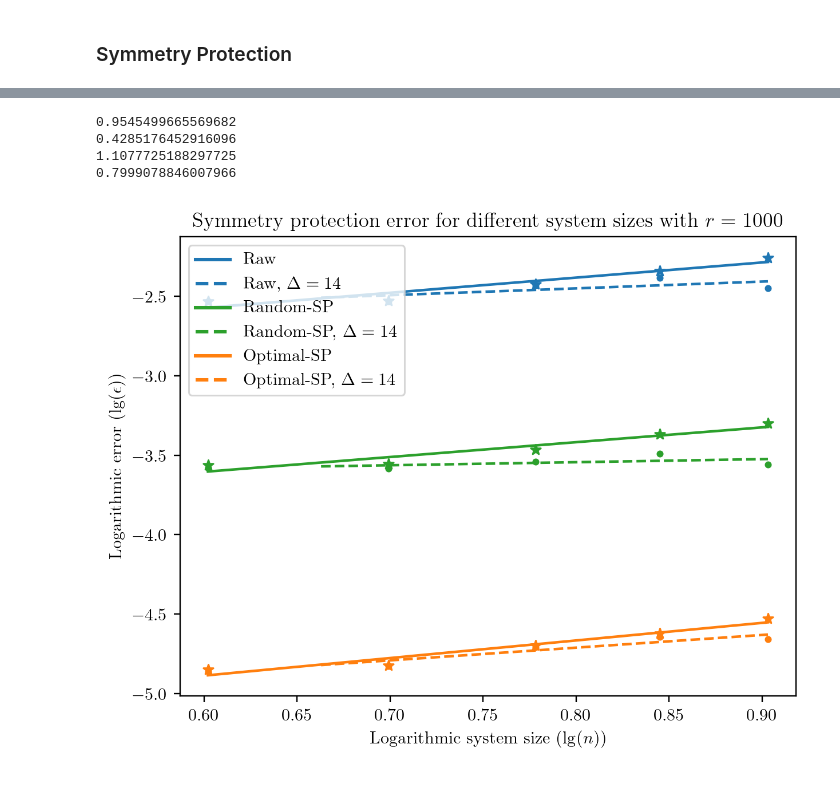
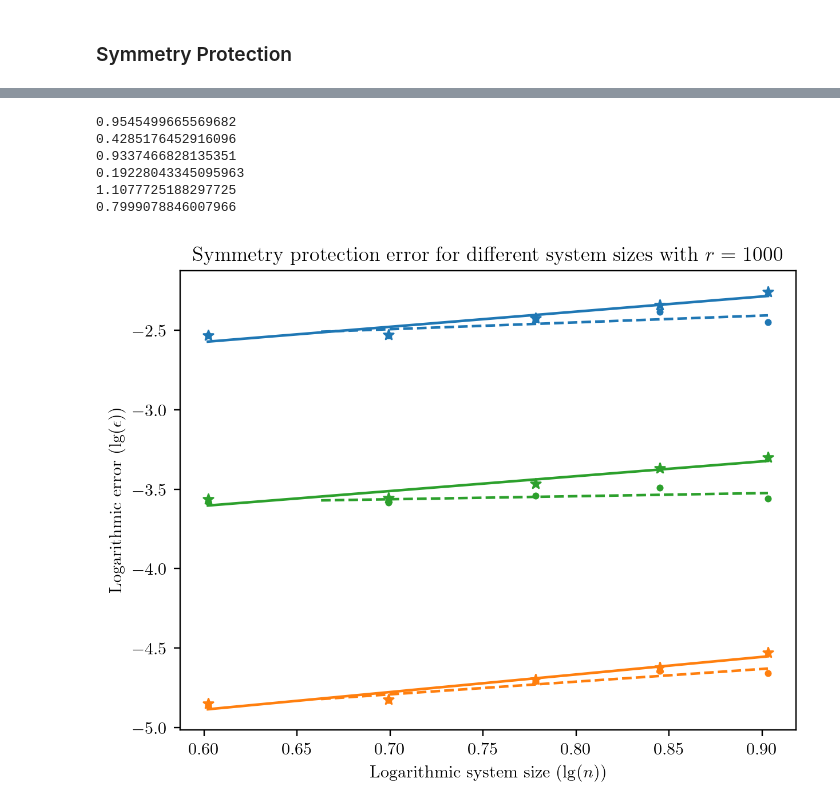
Before and after one commit to Qubit-Fernand/Digital-Quantum-Simulation, a Jupyter notebook: Figure/Plotting.ipynb, the cells around one changed output, grey strips where cells are left out. Saved outputs shown, nothing was run; the diff lists cells and outputs as text; code cells hidden in the pictures.

```diff
--- a/Figure/Plotting.ipynb
+++ b/Figure/Plotting.ipynb
@@ -772,7 +787,7 @@ ax.plot(
     poly_Raw(step_number_new),
     color="#1f77b4",
     linestyle="-",
-    label="Raw",
+    label="Standard",
 )
 
 ax.scatter(step_number, Raw_Delta, marker=".", color="#1f77b4")
@@ -781,7 +796,7 @@ ax.plot(
     poly_Raw_Delta(step_number_new)[20:],
     color="#1f77b4",
     linestyle="--",
-    label="Raw, $\Delta = {Delta}$".format(Delta=Delta),
+    label="Standard, $\Delta = {Delta}$".format(Delta=Delta),
 )
 
 ax.scatter(step_number, Random, marker="*", color="#2ca02c")
@@ -805,32 +820,36 @@ ax.plot(
 ax.scatter(step_number, SP, marker="*", color="#ff7f0e")
 ax.plot(
     step_number_new,
     poly_SP(step_number_new),
     color="#ff7f0e",
     linestyle="-",
     label="Optimal-SP",
 )
 
 ax.scatter(step_number, SP_Delta, marker=".", color="#ff7f0e")
 ax.plot(
     step_number_new[20:],
     poly_SP_Delta(step_number_new)[20:],
     color="#ff7f0e",
     linestyle="--",
     label="Optimal-SP, $\Delta = {Delta}$".format(Delta=Delta),
 )
 
-ax.legend(handler_map={plt.Line2D: ColorLineStyleHandler()})
+# ax.legend(handler_map={plt.Line2D: ColorLineStyleHandler()})
 
 print(poly_Raw[1])
 print(poly_Raw_Delta[1])
+print(poly_Random[1])
+print(poly_Random_Delta[1])
 print(poly_SP[1])
 print(poly_SP_Delta[1])
 
 fig.savefig("Symmetry-n.pdf", dpi=600, format="pdf")
 # %% [output]
 0.9545499665569682
 0.4285176452916096
+0.9337466828135351
+0.19228043345095963
 1.1077725188297725
 0.7999078846007966
-[figure, old version]
+[figure, new version]
```
Also changed, not shown: parts of 7 cells of this notebook, 8 other files.
